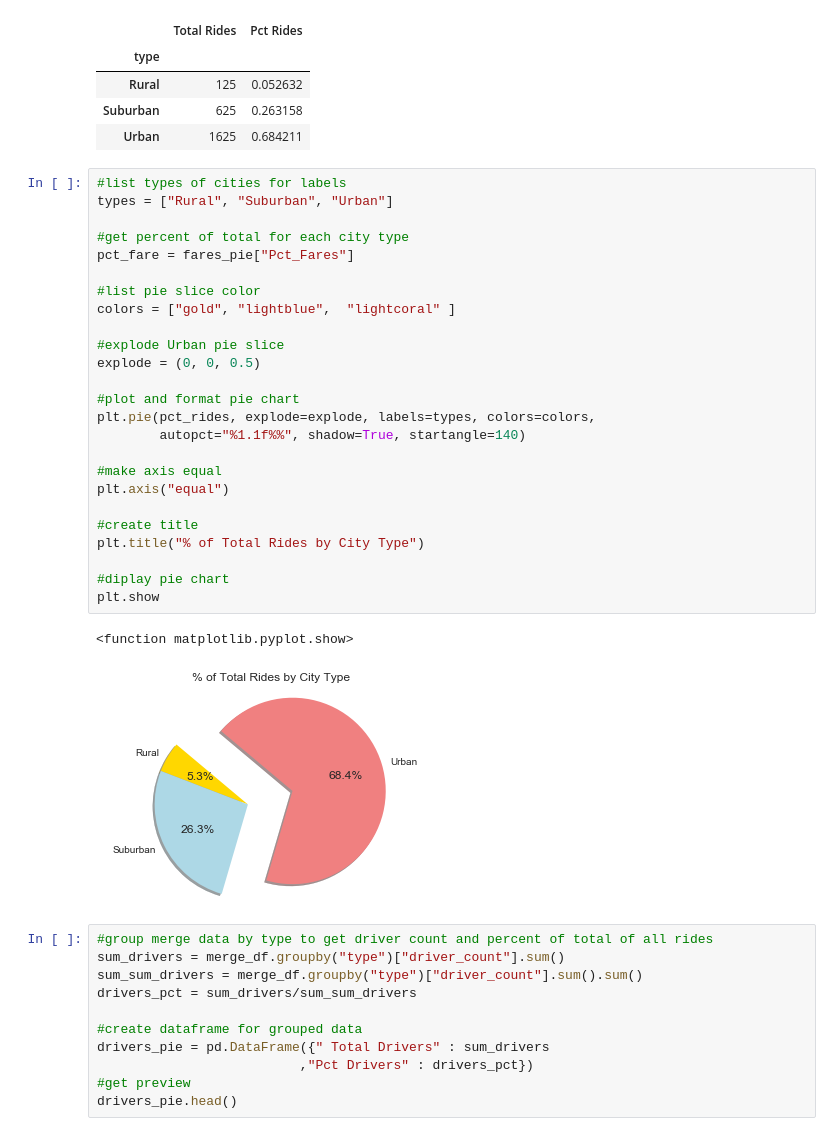
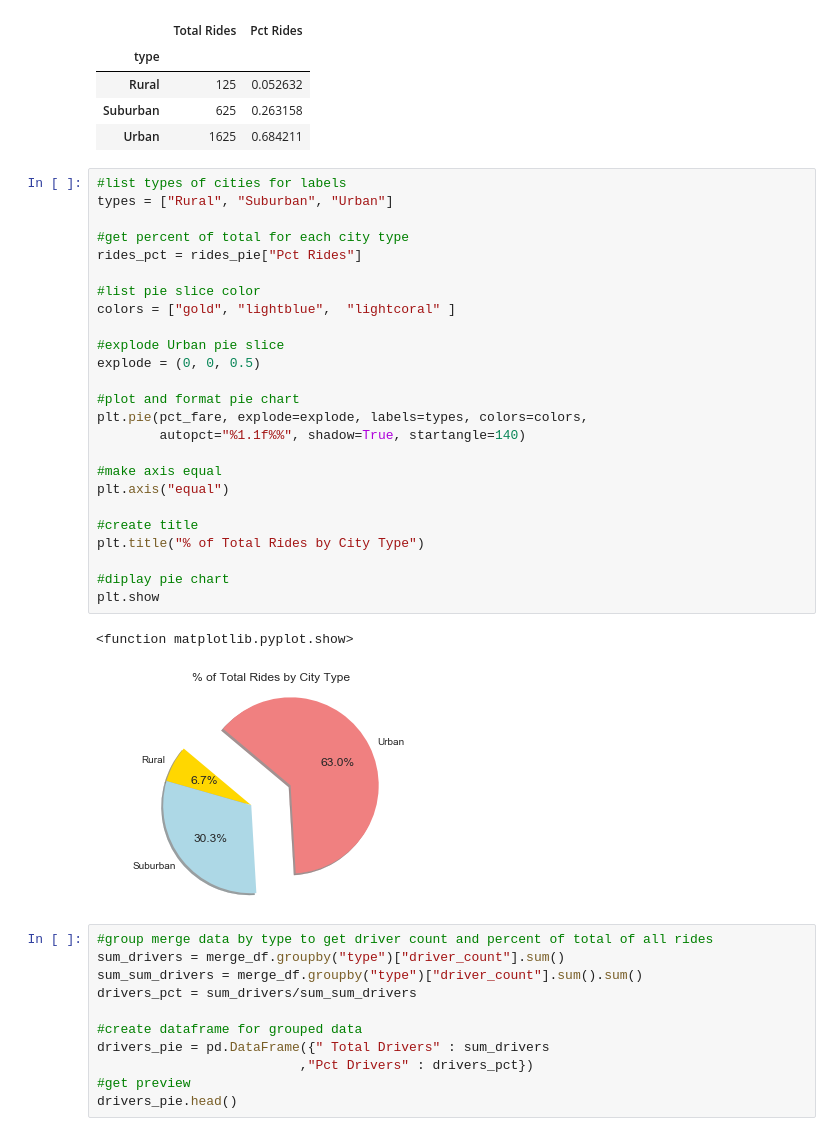
Before and after one commit to stephaniejtbrannen/matplotlib-challenge, a Jupyter notebook: Pyber/pyber_original.ipynb, the cells around one changed output. Saved outputs shown, nothing was run; the diff lists cells and outputs as text.

```diff
--- a/Pyber/pyber_original.ipynb
+++ b/Pyber/pyber_original.ipynb
@@ -210,31 +210,31 @@ rides_pie.head()
 # %%
 #list types of cities for labels
 types = ["Rural", "Suburban", "Urban"]
 
 #get percent of total for each city type
-pct_fare = fares_pie["Pct_Fares"]
+rides_pct = rides_pie["Pct Rides"]
 
 #list pie slice color
 colors = ["gold", "lightblue",  "lightcoral" ]
 
 #explode Urban pie slice
 explode = (0, 0, 0.5)
 
 #plot and format pie chart
-plt.pie(pct_rides, explode=explode, labels=types, colors=colors,
+plt.pie(pct_fare, explode=explode, labels=types, colors=colors,
         autopct="%1.1f%%", shadow=True, startangle=140)
 
 #make axis equal
 plt.axis("equal")
 
 #create title
 plt.title("% of Total Rides by City Type")
 
 #diplay pie chart
 plt.show
 # %% [output]
 <function matplotlib.pyplot.show>
-[figure, old version]
+[figure, new version]
 # %%
 #group merge data by type to get driver count and percent of total of all rides
 sum_drivers = merge_df.groupby("type")["driver_count"].sum()
```
Also changed, not shown: parts of 2 cells of this notebook, 2 other files.
